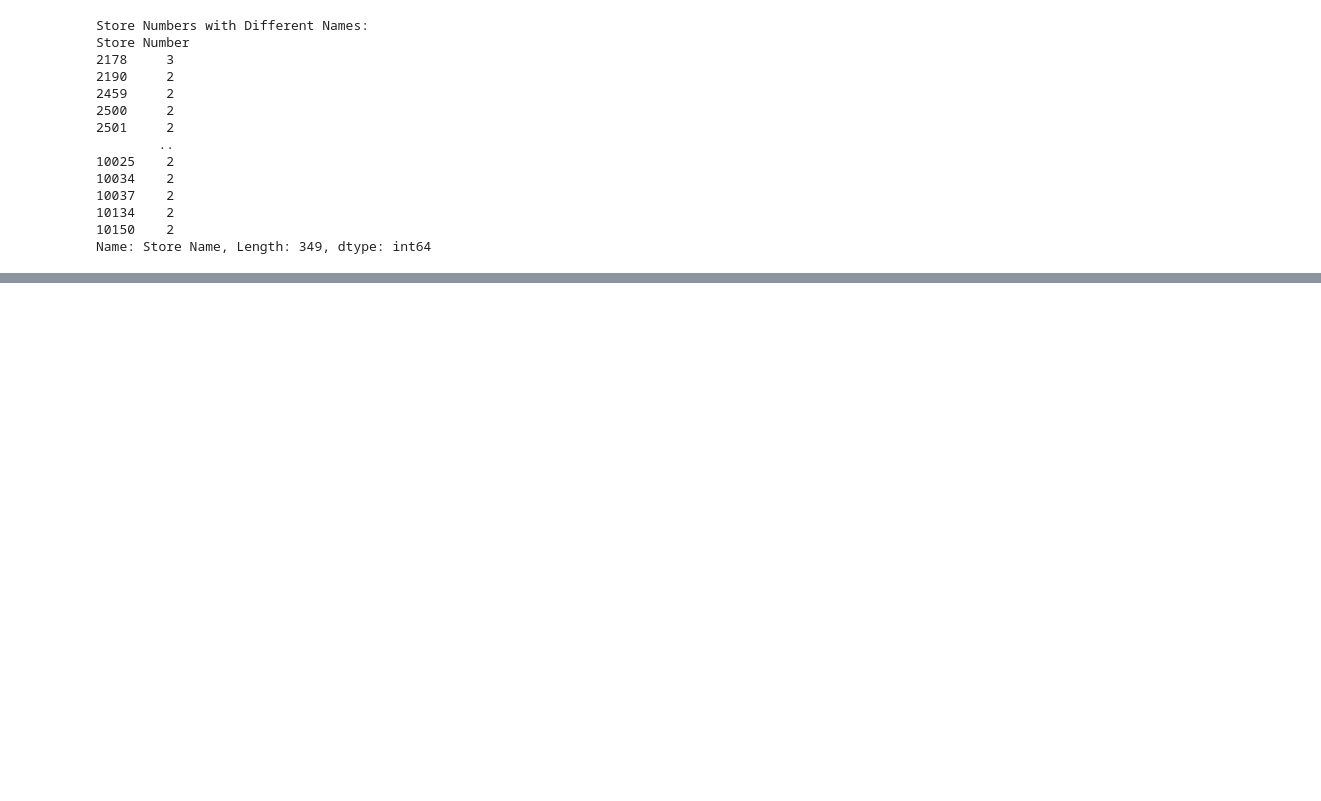
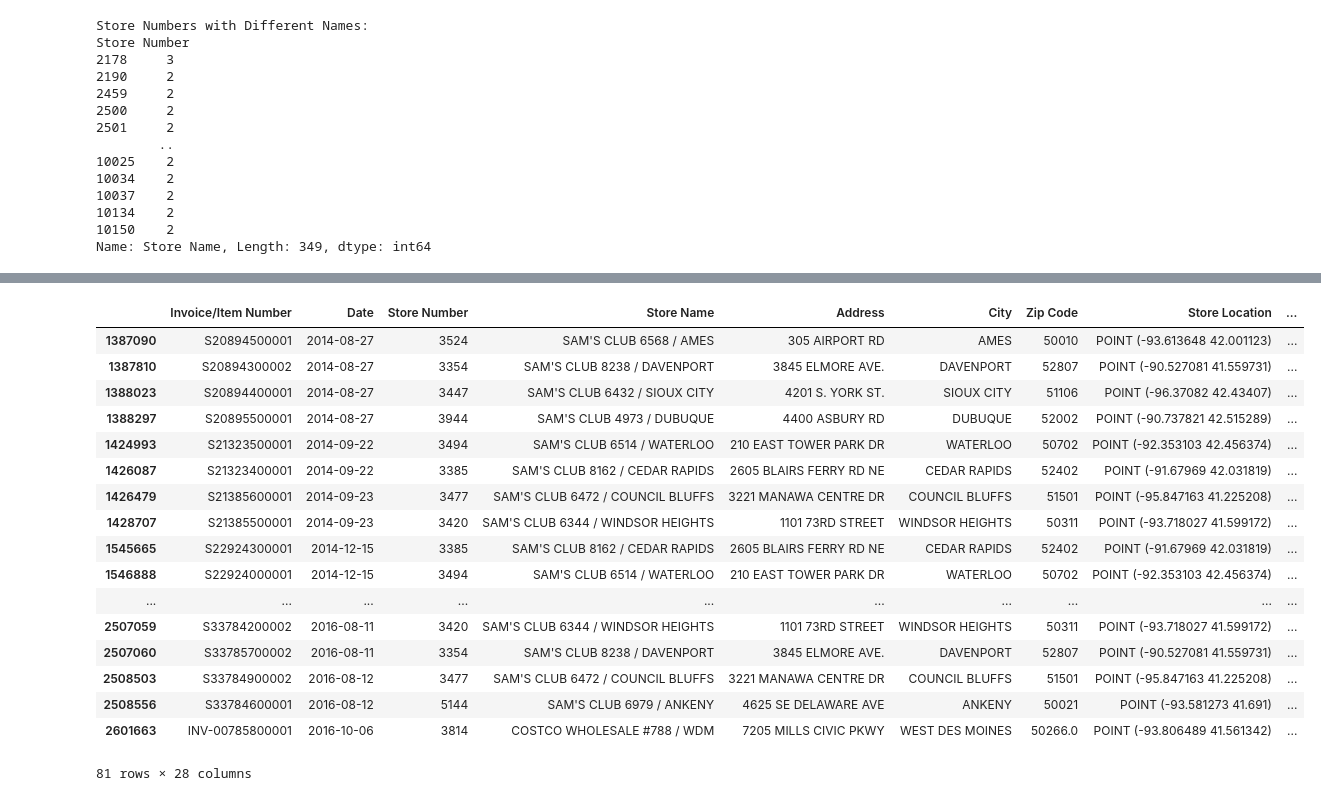
Before and after one commit to valeabrahaml/Vodka-Analysis, a Jupyter notebook: vodka_iowa.ipynb, the cells around one changed output, grey strips where cells are left out. Cells and saved outputs as stored; diff of their text form; code cells hidden in the pictures; blank space fills up the shorter version.

```diff
--- a/vodka_iowa.ipynb
+++ b/vodka_iowa.ipynb
@@ -215,0 +135,6 @@ print(data['Zip Code'].isnull().sum())
+# %%
+# Set the option to display all rows
+pd.set_option('display.max_rows', None)
+
+# display the store number in first column, store name 1 in second column, store name 2 in third column for rows in stores_with_multiple_names
+data[data['Store Number'].isin(stores_with_multiple_names.index)].sort_values(by='Store Number')[['Store Number', 'Store Name']].drop_duplicates()
@@ -215,0 +270,22 @@ print(data['Zip Code'].isnull().sum())
+# %%
+# chck data for the rows that have pack = 288 or 312
+data[data['Pack'].isin([288, 312])]
+# %% [output]
+|  | Invoice/Item Number | Date | Store Number | Store Name | Address | City | Zip Code | Store Location | ... |
+| 1387090 | S20894500001 | 2014-08-27 | 3524 | SAM'S CLUB 6568 / AMES | 305 AIRPORT RD | AMES | 50010 | POINT (-93.613648 42.001123) | ... |
+| 1387810 | S20894300002 | 2014-08-27 | 3354 | SAM'S CLUB 8238 / DAVENPORT | 3845 ELMORE AVE. | DAVENPORT | 52807 | POINT (-90.527081 41.559731) | ... |
+| 1388023 | S20894400001 | 2014-08-27 | 3447 | SAM'S CLUB 6432 / SIOUX CITY | 4201 S. YORK ST. | SIOUX CITY | 51106 | POINT (-96.37082 42.43407) | ... |
+| 1388297 | S20895500001 | 2014-08-27 | 3944 | SAM'S CLUB 4973 / DUBUQUE | 4400 ASBURY RD | DUBUQUE | 52002 | POINT (-90.737821 42.515289) | ... |
+| 1424993 | S21323500001 | 2014-09-22 | 3494 | SAM'S CLUB 6514 / WATERLOO | 210 EAST TOWER PARK DR | WATERLOO | 50702 | POINT (-92.353103 42.456374) | ... |
+| 1426087 | S21323400001 | 2014-09-22 | 3385 | SAM'S CLUB 8162 / CEDAR RAPIDS | 2605 BLAIRS FERRY RD NE | CEDAR RAPIDS | 52402 | POINT (-91.67969 42.031819) | ... |
+| 1426479 | S21385600001 | 2014-09-23 | 3477 | SAM'S CLUB 6472 / COUNCIL BLUFFS | 3221 MANAWA CENTRE DR | COUNCIL BLUFFS | 51501 | POINT (-95.847163 41.225208) | ... |
+| 1428707 | S21385500001 | 2014-09-23 | 3420 | SAM'S CLUB 6344 / WINDSOR HEIGHTS | 1101 73RD STREET | WINDSOR HEIGHTS | 50311 | POINT (-93.718027 41.599172) | ... |
+| 1545665 | S22924300001 | 2014-12-15 | 3385 | SAM'S CLUB 8162 / CEDAR RAPIDS | 2605 BLAIRS FERRY RD NE | CEDAR RAPIDS | 52402 | POINT (-91.67969 42.031819) | ... |
+| 1546888 | S22924000001 | 2014-12-15 | 3494 | SAM'S CLUB 6514 / WATERLOO | 210 EAST TOWER PARK DR | WATERLOO | 50702 | POINT (-92.353103 42.456374) | ... |
+| ... | ... | ... | ... | ... | ... | ... | ... | ... | ... |
+| 2507059 | S33784200002 | 2016-08-11 | 3420 | SAM'S CLUB 6344 / WINDSOR HEIGHTS | 1101 73RD STREET | WINDSOR HEIGHTS | 50311 | POINT (-93.718027 41.599172) | ... |
+| 2507060 | S33785700002 | 2016-08-11 | 3354 | SAM'S CLUB 8238 / DAVENPORT | 3845 ELMORE AVE. | DAVENPORT | 52807 | POINT (-90.527081 41.559731) | ... |
+| 2508503 | S33784900002 | 2016-08-12 | 3477 | SAM'S CLUB 6472 / COUNCIL BLUFFS | 3221 MANAWA CENTRE DR | COUNCIL BLUFFS | 51501 | POINT (-95.847163 41.225208) | ... |
+| 2508556 | S33784600001 | 2016-08-12 | 5144 | SAM'S CLUB 6979 / ANKENY | 4625 SE DELAWARE AVE | ANKENY | 50021 | POINT (-93.581273 41.691) | ... |
+| 2601663 | INV-00785800001 | 2016-10-06 | 3814 | COSTCO WHOLESALE #788 / WDM | 7205 MILLS CIVIC PKWY | WEST DES MOINES | 50266.0 | POINT (-93.806489 41.561342) | ... |
+81 rows × 28 columns
```
Also changed, not shown: parts of 33 cells of this notebook.
